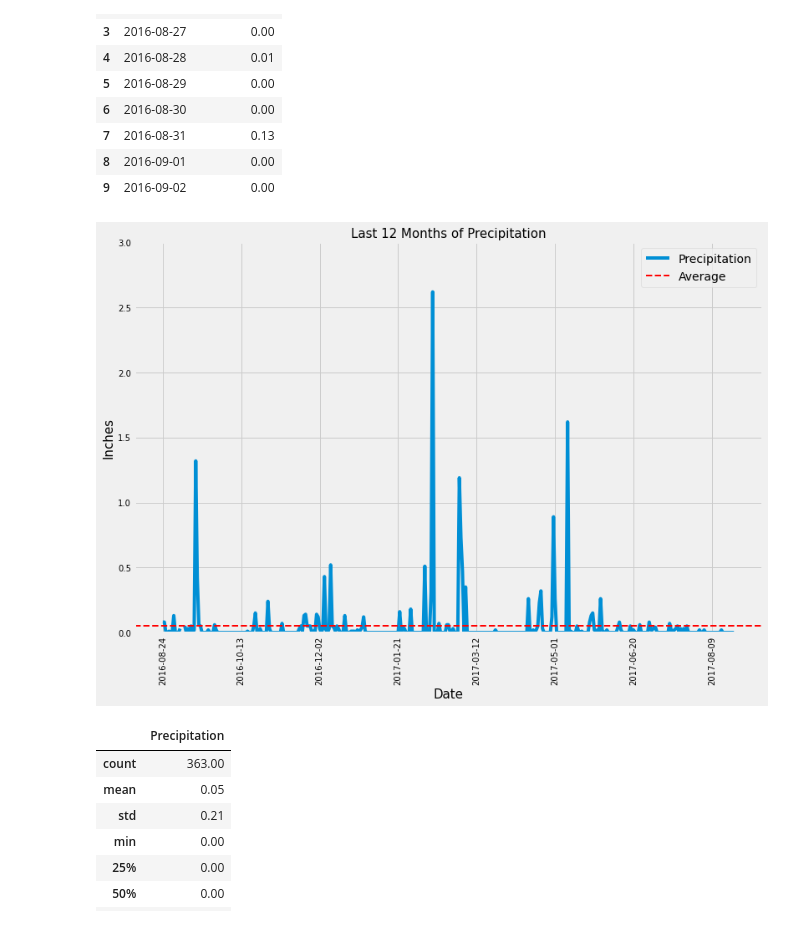
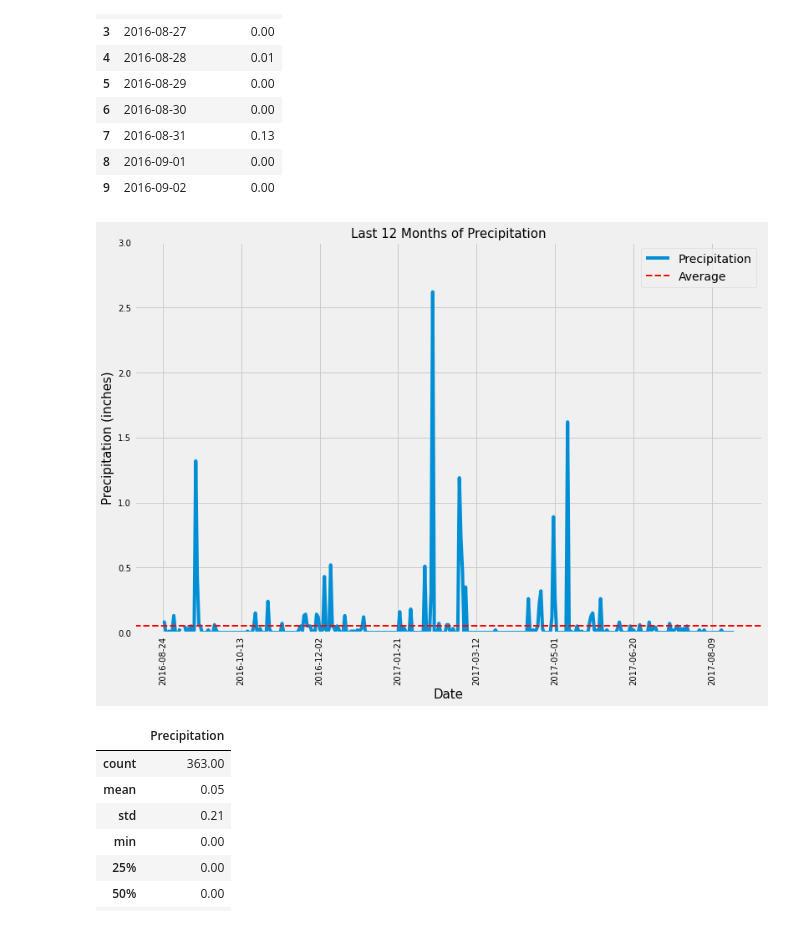
Before and after one commit to svfarago/SQLAlchemy_challenge, a Jupyter notebook: climate_analysis.ipynb, the cells around one changed output. Drawn from its saved outputs; the diff is of its cells as text; code cells hidden in the pictures.

```diff
--- a/climate_analysis.ipynb
+++ b/climate_analysis.ipynb
@@ -114,28 +113,28 @@ year_precip_df.head(10)
 # %%
 # Use Pandas Plotting with Matplotlib to plot the data
 # Note: Plotting results from last 12 months of precipitation data
 year_precip_df.plot("Date", "Precipitation", figsize=(12,8))
 
 plt.ylim(0,3)
 plt.title("Last 12 Months of Precipitation", fontsize=15)
 plt.xlabel("Date", fontsize=15)
-plt.ylabel("Inches", fontsize=15)
+plt.ylabel("Precipitation (inches)", fontsize=15)
 plt.legend(["Precipitation"])
 plt.xticks(rotation=90, fontsize=10)
 plt.yticks(fontsize=10)
 
 # Note: Added mean horizontal line
 plt.axhline(year_precip_df["Precipitation"].mean(), color="r", linestyle="dashed", linewidth=2, label="Average")
 plt.legend()
 
 # Save chart image (optional)
 # Note: put this before plt.show otherwise image will save as black box.
 plt.savefig("images/Last_12Months_Precipitation.png")
 
 # Display chart
 plt.show()
 # %% [output]
-[figure, old version]
+[figure, new version]
 # %%
 # Use Pandas to calculate the summary statistics for the precipitation data
 # Note: use .describe() and round decimals
```
Also changed, not shown: parts of 30 cells of this notebook, 4 other files.
